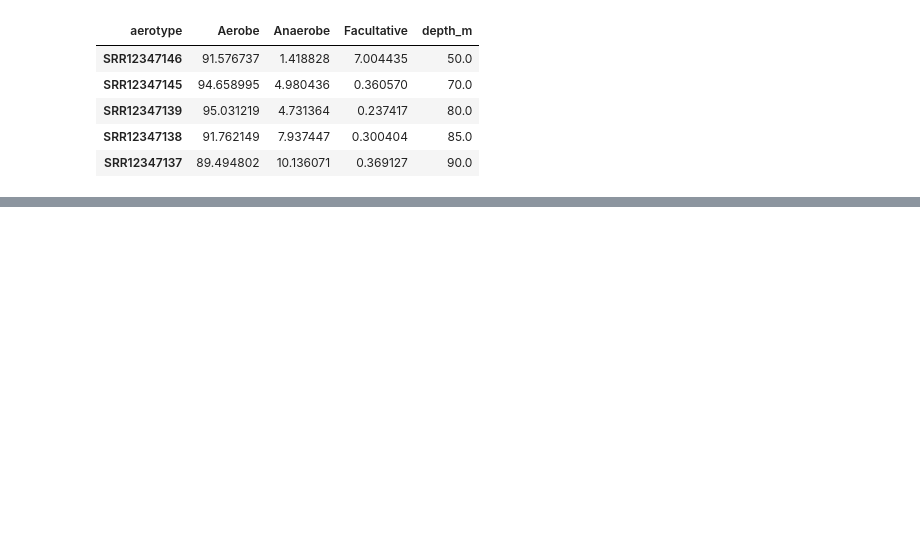
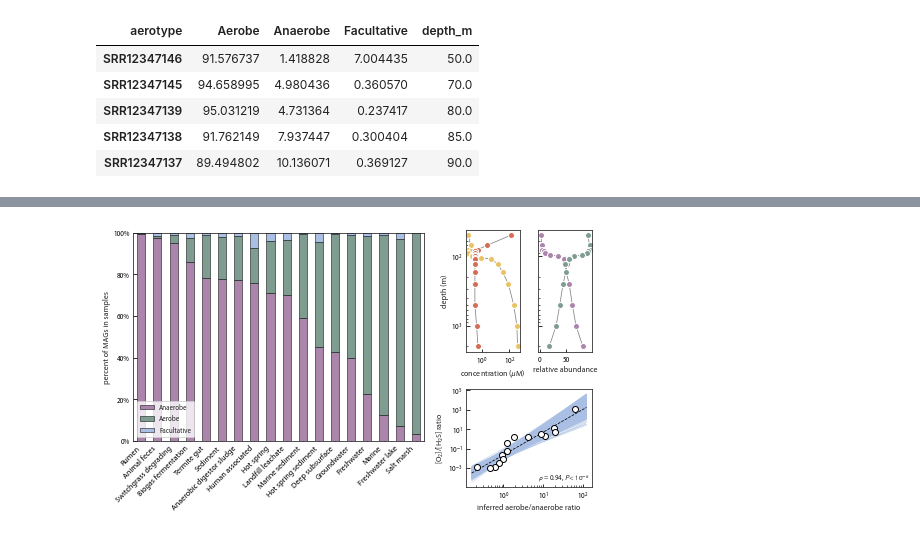
Before and after one commit to jgoldford/aerobot, a Jupyter notebook: aerobot/notebooks/MainTextFigures.ipynb, the cells around one changed output, grey strips where cells are left out. Cells and saved outputs as stored; diff of their text form; code cells hidden in the pictures; blank space fills up the shorter version.

```diff
--- a/aerobot/notebooks/MainTextFigures.ipynb
+++ b/aerobot/notebooks/MainTextFigures.ipynb
@@ -456,0 +502,78 @@ O2_utilization_pcts.head()
+# %%
+fig = plt.figure(figsize=(6.875, 4), constrained_layout=True)
+subfigs = fig.subfigures(nrows=1, ncols=2, wspace=0.02,
+                         width_ratios=[2,1])
+
+leftAx = subfigs[0].subplots(nrows=1, ncols=1)
+rightAxs = subfigs[1].subplots(nrows=2, ncols=2, sharey='row',
+                               gridspec_kw={'height_ratios': [1.25, 1]})
+
+plt.sca(leftAx)
+cols = 'habitat,pct_Anaerobe,pct_Aerobe,pct_Facultative'.split(',')
+tmp = mean_EMP_pcts_df.reset_index()
+mask = np.logical_and(tmp.total > 240,
+                      np.logical_not(tmp.habitat.isin(['Host-associated'])))
+
+sorted = tmp[cols][mask].set_index('habitat').sort_values('pct_Anaerobe', ascending=False)
+sorted.plot(kind='bar', stacked=True, color=default_pal[:3], ax=leftAx, legend=False,
+            edgecolor='k', linewidth=0.5)
+
+# Printing the total number of MAGs per sample to verify it exceeds 250
+totals = mean_EMP_pcts_df.loc[sorted.index].total
+print(totals)
+
+plt.legend('Anaerobe,Aerobe,Facultative'.split(','), loc=3)
+plt.ylabel('percent of MAGs in samples')
+plt.xlabel('')
+plt.xticks(rotation=45, ha='right', fontsize=8)
+plt.ylim(0, 100.1)
+leftAx.yaxis.set_major_formatter(mtick.PercentFormatter())
+
+plt.sca(rightAxs[0, 0])
+# Invert only the first -- also inverts the second since they share a y-axis.
+plt.gca().invert_yaxis()
+plt.xscale('log')
+plt.yscale('log')
+plt.plot(black_sea_metadata.h2s_uM, black_sea_metadata.depth_m, marker='o', ls='-', lw=0.75,
+         color='grey', markerfacecolor=colors['yellow'], markeredgecolor='w', label='H$_2$S')
+plt.plot(black_sea_metadata.o2_uM, black_sea_metadata.depth_m, marker='o', ls='-', lw=0.75,
+         color='grey', markerfacecolor=colors['red'], markeredgecolor='w', label='O$_2$')
+plt.xlabel('concentration ($\mu$M)')
+plt.ylabel('depth (m)')
+
+plt.sca(rightAxs[0, 1])
+plt.yscale('log')
+for i, col in enumerate('Anaerobe,Aerobe'.split(',')):
+    plt.plot(O2_utilization_pcts[col], O2_utilization_pcts.depth_m, marker='o', ls='-', lw=0.75,
+         color='grey', markerfacecolor=default_pal[i], markeredgecolor='w', label=col)
+#plt.ylabel('Depth (m)')
+plt.xlabel('relative abundance')
+
+# Make a big axis to hold the correlation plot
+gs = rightAxs[1, 0].get_gridspec()
+# remove the underlying axes
+for ax in rightAxs[1, :]:
+    ax.remove()
+axbig = subfigs[1].add_subplot(gs[1, :])
+
+plt.sca(axbig)
+plt.loglog(aerobe_anaerobe_ratio, ox_sulfide_ratio, marker='o', ls='', color='grey', markerfacecolor='w', markeredgecolor='k')
+
+plt.plot(xs, 10**pred_ys, color='k', ls='--', lw=0.75, zorder=-1)
+# bootstrap a confidence interval plot manually because
+# seaborns regplot doesn't handle log scale...
+for _ in range(1000):
+    slope = np.random.normal(reg_res.slope, reg_res.stderr)
+    intercept = np.random.normal(reg_res.intercept, reg_res.intercept_stderr)
+    pred_ys = intercept + slope*np.log10(xs)
+    plt.plot(xs, 10**pred_ys, color=colors['light_blue'], ls='-', lw=0.5, alpha=0.8,
+             zorder=-10)
+
+plt.xlabel('inferred aerobe/anaerobe ratio')
+plt.ylabel('[O$_2$]/[H$_2$S] ratio')
+plt.text(0.98, 0.03, '$\\rho$ = {0:.2f}, $P < 10^{{-6}}$'.format(reg_res.rvalue, reg_res.pvalue),
+         fontsize=7, transform=plt.gca().transAxes, ha='right', va='bottom')
+
+
+plt.savefig('../../results/Fig2.png', dpi=300, facecolor='w')
+# %% [output]
@@ -456,0 +600 @@ O2_utilization_pcts.head()
+[figure, added]
```
Also changed, not shown: parts of 18 cells of this notebook.
